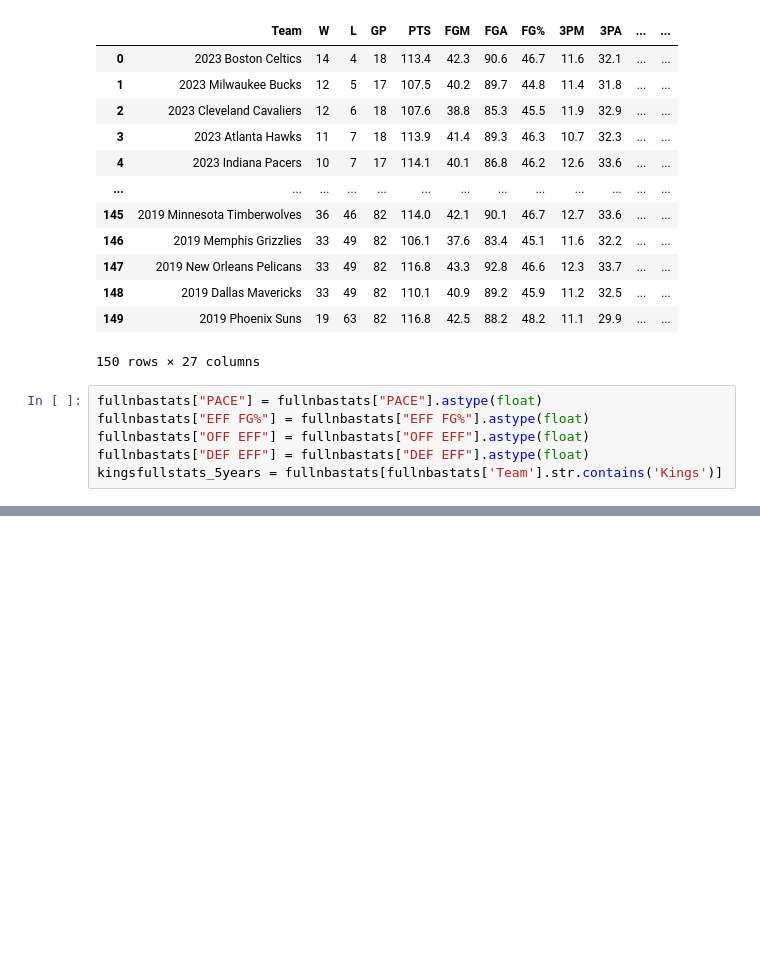
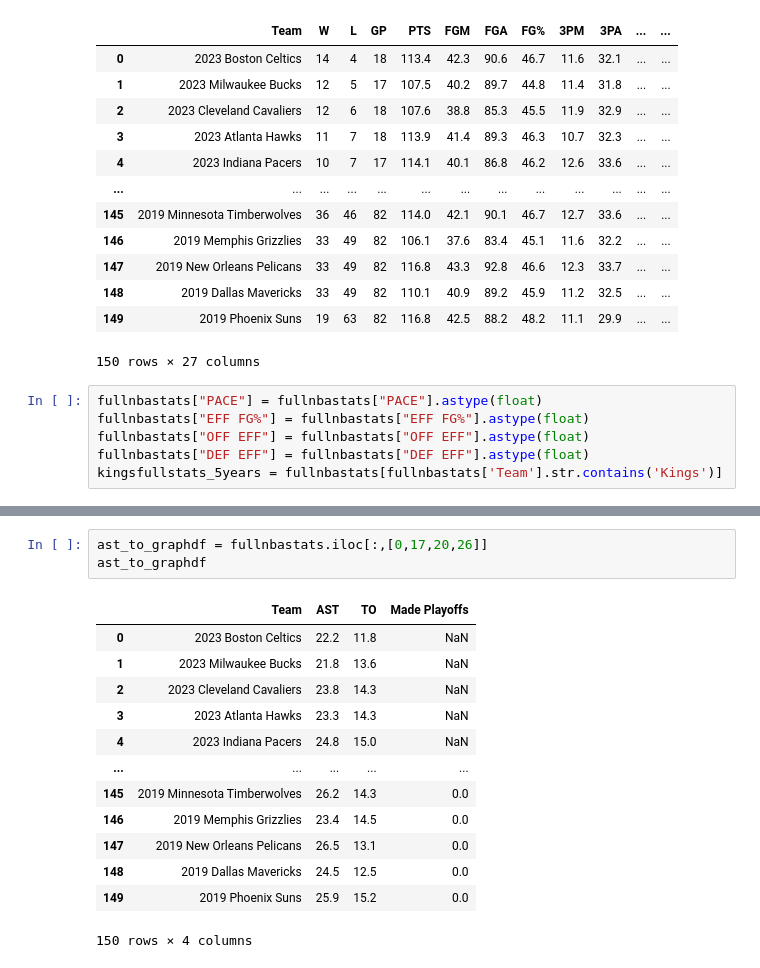
Before and after one commit to mattmori21/Kings-Project, a Jupyter notebook: data.ipynb, the cells around one changed output, grey strips where cells are left out. Drawn from its saved outputs; the diff is of its cells as text; blank space fills up the shorter version.

```diff
--- a/data.ipynb
+++ b/data.ipynb
@@ -271,3 +312,20 @@ plt.show()
+# %%
+ast_to_graphdf = fullnbastats.iloc[:,[0,17,20,26]]
+ast_to_graphdf
+# %% [output]
+|  | Team | AST | TO | Made Playoffs |
+| 0 | 2023 Boston Celtics | 22.2 | 11.8 | NaN |
+| 1 | 2023 Milwaukee Bucks | 21.8 | 13.6 | NaN |
+| 2 | 2023 Cleveland Cavaliers | 23.8 | 14.3 | NaN |
+| 3 | 2023 Atlanta Hawks | 23.3 | 14.3 | NaN |
+| 4 | 2023 Indiana Pacers | 24.8 | 15.0 | NaN |
+| ... | ... | ... | ... | ... |
+| 145 | 2019 Minnesota Timberwolves | 26.2 | 14.3 | 0.0 |
+| 146 | 2019 Memphis Grizzlies | 23.4 | 14.5 | 0.0 |
+| 147 | 2019 New Orleans Pelicans | 26.5 | 13.1 | 0.0 |
+| 148 | 2019 Dallas Mavericks | 24.5 | 12.5 | 0.0 |
+| 149 | 2019 Phoenix Suns | 25.9 | 15.2 | 0.0 |
+150 rows × 4 columns
 # %%
 #Dataframes available:
 kings_stats
```
Also changed, not shown: parts of 6 cells of this notebook.
